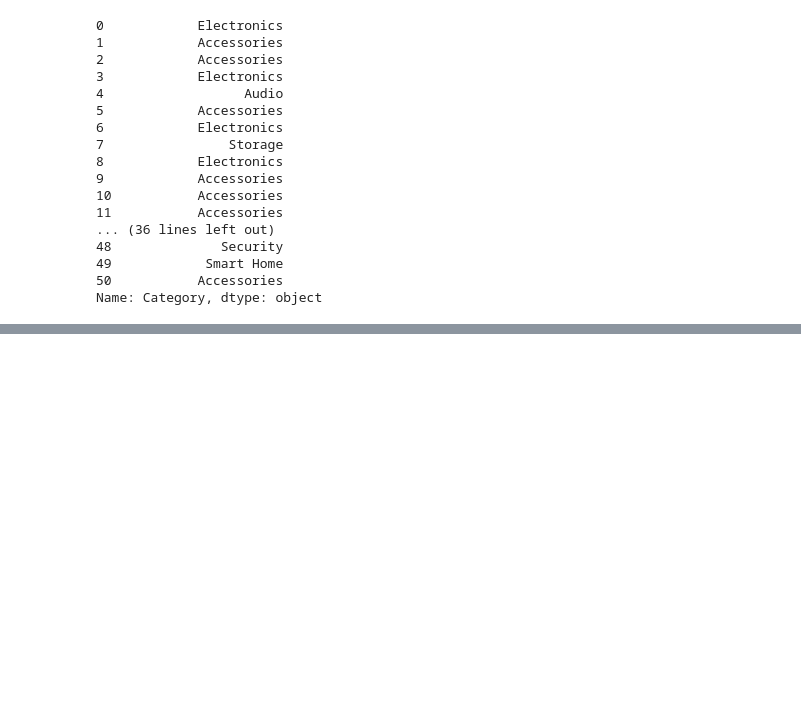
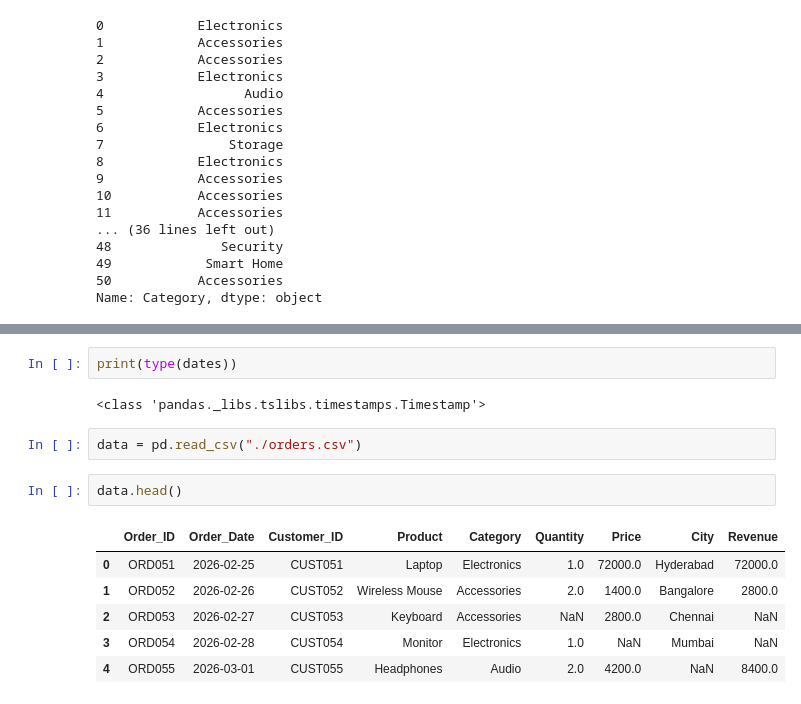
Before and after one commit to hemanthtavva/10k-coders, a Jupyter notebook: Py_Data_Analysis/pandass/pandass.ipynb, the cells around one changed output, grey strips where cells are left out. Drawn from its saved outputs; the diff is of its cells as text; blank space fills up the shorter version.

Commit message:
Add date parsing and data loading enhancements in pandas notebook

```diff
--- a/Py_Data_Analysis/pandass/pandass.ipynb
+++ b/Py_Data_Analysis/pandass/pandass.ipynb
@@ -1066,0 +1074,15 @@ Name: Category, dtype: object
+# %%
+print(type(dates))
+# %% [output]
+<class 'pandas._libs.tslibs.timestamps.Timestamp'>
+# %%
+data = pd.read_csv("./orders.csv")
+# %%
+data.head()
+# %% [output]
+|  | Order_ID | Order_Date | Customer_ID | Product | Category | Quantity | Price | City | Revenue |
+| 0 | ORD051 | 2026-02-25 | CUST051 | Laptop | Electronics | 1.0 | 72000.0 | Hyderabad | 72000.0 |
+| 1 | ORD052 | 2026-02-26 | CUST052 | Wireless Mouse | Accessories | 2.0 | 1400.0 | Bangalore | 2800.0 |
+| 2 | ORD053 | 2026-02-27 | CUST053 | Keyboard | Accessories | NaN | 2800.0 | Chennai | NaN |
+| 3 | ORD054 | 2026-02-28 | CUST054 | Monitor | Electronics | 1.0 | NaN | Mumbai | NaN |
+| 4 | ORD055 | 2026-03-01 | CUST055 | Headphones | Audio | 2.0 | 4200.0 | NaN | 8400.0 |
```
Also changed, not shown: parts of 6 cells of this notebook.
